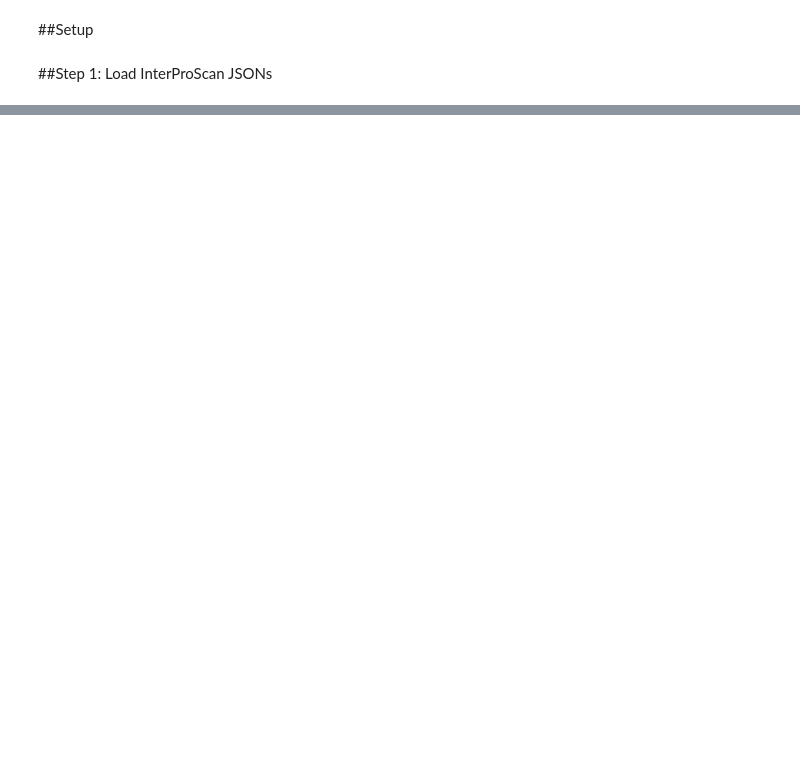
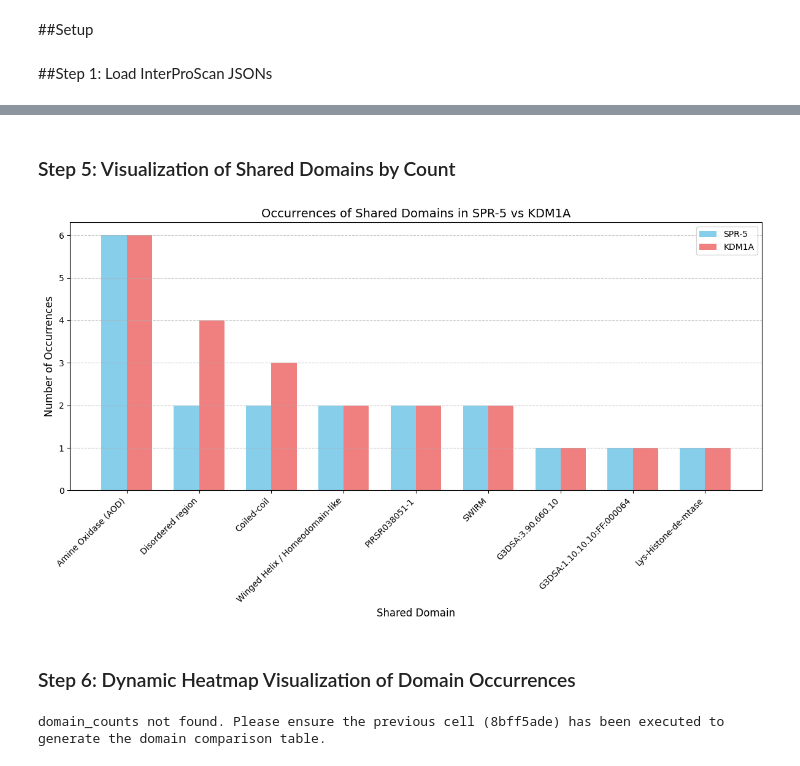
Before and after one commit to marlanaswann/spr5-kdm1a-conservation-, a Jupyter notebook: notebooks/Domain_Annotation_of_SPR_5_and_KDM1A.ipynb, the cells around one changed output, grey strips where cells are left out. Drawn from its saved outputs; the diff is of its cells as text; code cells hidden in the pictures; blank space fills up the shorter version.

```diff
--- a/notebooks/Domain_Annotation_of_SPR_5_and_KDM1A.ipynb
+++ b/notebooks/Domain_Annotation_of_SPR_5_and_KDM1A.ipynb
@@ -151,0 +221,74 @@ plot_protein_domains(all_domains, "KDM1A")
+# %% [markdown]
+### Step 5: Visualization of Shared Domains by Count
+# %%
+import matplotlib.pyplot as plt
+import pandas as pd
+import numpy as np
+
+# Ensure shared_domains_df is available from previous steps
+# If not, the code from cell 8bff5ade needs to be re-run or this block needs to be run after it.
+
+if 'shared_domains_df' not in locals():
+    print("shared_domains_df not found. Please ensure the previous cell (8bff5ade) has been executed.")
+else:
+    # Sort the DataFrame for better visualization
+    df_plot = shared_domains_df.set_index('Shared Domain').sort_values(by=['Count_SPR-5', 'Count_KDM1A'], ascending=False)
+
+    # Plotting
+    fig, ax = plt.subplots(figsize=(12, 7))
+
+    bar_width = 0.35
+    index = np.arange(len(df_plot))
+
+    bar1 = ax.bar(index, df_plot['Count_SPR-5'], bar_width, label='SPR-5', color='skyblue')
+    bar2 = ax.bar(index + bar_width, df_plot['Count_KDM1A'], bar_width, label='KDM1A', color='lightcoral')
+
+    ax.set_xlabel('Shared Domain', fontsize=12)
+    ax.set_ylabel('Number of Occurrences', fontsize=12)
+    ax.set_title('Occurrences of Shared Domains in SPR-5 vs KDM1A', fontsize=14)
+    ax.set_xticks(index + bar_width / 2)
+    ax.set_xticklabels(df_plot.index, rotation=45, ha='right', fontsize=10)
+    ax.legend()
+    ax.grid(axis='y', linestyle='--', alpha=0.7)
+    plt.tight_layout()
+    plt.show()
+# %% [output]
+[figure, added]
+# %% [markdown]
+### Step 6: Dynamic Heatmap Visualization of Domain Occurrences
+# %%
+import matplotlib.pyplot as plt
+import seaborn as sns
+import pandas as pd
+
+# Ensure domain_counts DataFrame is available from previous steps
+# If not, the code from the cell comparing domain occurrences (8bff5ade) needs to be re-run.
+
+if 'domain_counts' not in locals():
+    print("domain_counts not found. Please ensure the previous cell (8bff5ade) has been executed to generate the domain comparison table.")
+else:
+    # Prepare data for heatmap: sort for better visualization
+    # We'll re-index to make sure all domains are covered, and fill NaNs with 0
+    heatmap_data = domain_counts.copy()
+
+    # Create the heatmap
+    plt.figure(figsize=(10, 8))
+    sns.heatmap(
+        heatmap_data,
+        annot=True,     # Show the numerical values on the heatmap
+        fmt="g",        # Format annotations as general number
+        cmap="viridis", # Choose a visually appealing colormap
+        linewidths=.5,  # Add lines between cells
+        linecolor='black', # Color of the lines between cells
+        cbar_kws={'label': 'Number of Occurrences'} # Label for the color bar
+    )
+
+    plt.title('Domain Occurrence Heatmap: SPR-5 vs KDM1A', fontsize=16)
+    plt.xlabel('Protein', fontsize=12)
+    plt.ylabel('Domain', fontsize=12)
+    plt.xticks(rotation=45, ha='right') # Rotate protein labels
+    plt.yticks(rotation=0) # Ensure domain labels are horizontal
+    plt.tight_layout()
+    plt.show()
+# %% [output]
+domain_counts not found. Please ensure the previous cell (8bff5ade) has been executed to generate the domain comparison table.
```
Also changed, not shown: parts of 12 cells of this notebook.
